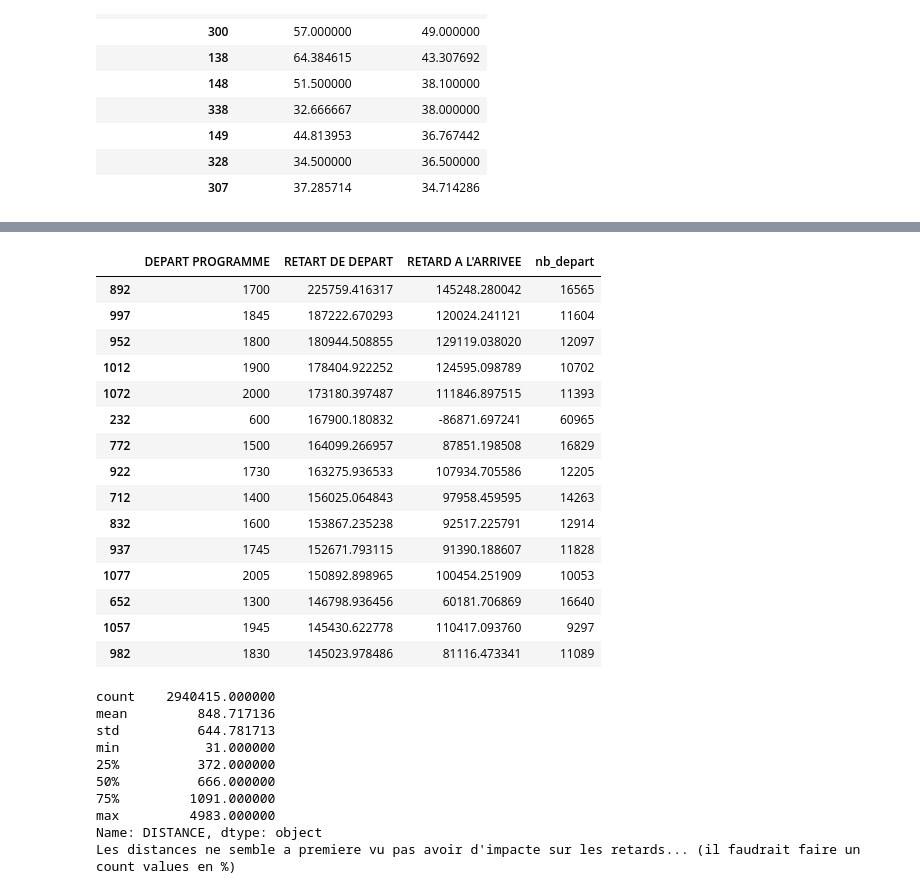
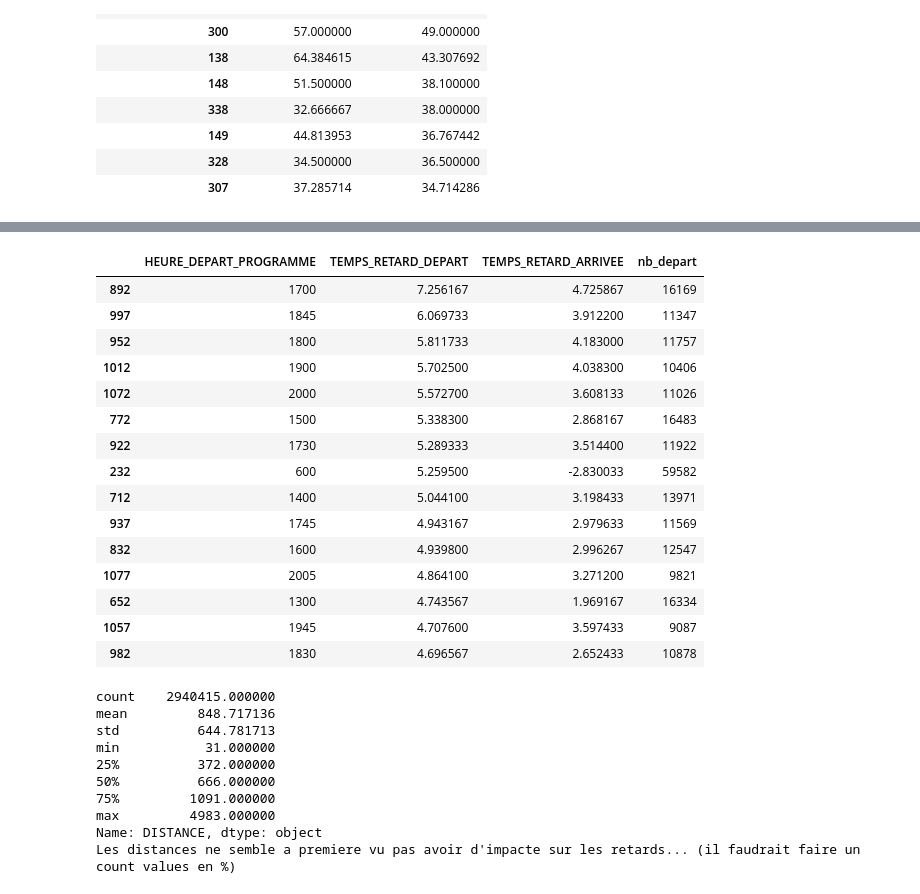
Before and after one commit to samirLazzali/flight-delay-consulting, a Jupyter notebook: aeroport_eda.ipynb, the cells around one changed output, grey strips where cells are left out. Saved outputs shown, nothing was run; the diff lists cells and outputs as text; code cells hidden in the pictures.

```diff
--- a/aeroport_eda.ipynb
+++ b/aeroport_eda.ipynb
@@ -185,18 +196,18 @@ vols[vols['ATTERRISSAGE'].isna()][["RAISON D'ANNULATION","DETOURNEMENT"]].count(
 # Pour la suite de l'analyse nous supprimons les NaN sur
 # HEURE DE DEPART, RETART DE DEPART, TEMPS DE DEPLACEMENT A TERRE AU DECOLLAGE et DECOLLAGE
 print("Nous continueron avec  : ",round(vols[
-    vols['HEURE DE DEPART'].notna() &
-    vols['DECOLLAGE'].notna() &
-    vols['ATTERRISSAGE'].notna() &
-    vols['ARRIVEE PROGRAMMEE'].notna() &
-    vols["RETARD A L'ARRIVEE"].notna() &
-    vols["HEURE D'ARRIVEE"].notna() ].shape[0]*100 / vols.shape[0],1),"% du dataset")
-vols = vols[vols['HEURE DE DEPART'].notna() &
-    vols['DECOLLAGE'].notna() &
-    vols['ATTERRISSAGE'].notna() &
-    vols['ARRIVEE PROGRAMMEE'].notna() &
-    vols["HEURE D'ARRIVEE"].notna() &
-    vols["RETARD A L'ARRIVEE"].notna()
+    vols['HEURE_DEPART'].notna() &
+    vols['HEURE_DECOLLAGE'].notna() &
+    vols['HEURE_ATTERRISSAGE'].notna() &
+    vols['HEURE_ARRIVEE_PROGRAMMEE'].notna() &
+    vols["TEMPS_RETARD_ARRIVEE"].notna() &
+    vols["HEURE_ARRIVEE"].notna() ].shape[0]*100 / vols.shape[0],1),"% du dataset")
+vols = vols[vols['HEURE_DEPART'].notna() &
+    vols['HEURE_DECOLLAGE'].notna() &
+    vols['HEURE_ATTERRISSAGE'].notna() &
+    vols['HEURE_ARRIVEE_PROGRAMMEE'].notna() &
+    vols["HEURE_ARRIVEE"].notna() &
+    vols["TEMPS_RETARD_ARRIVEE"].notna()
            ]
 # %% [output]
 Nous continueron avec  :  98.0 % du dataset
@@ -228,9 +239,9 @@ vols.head(2)
 def formatHour(object_serie):
     return object_serie.str[:-2].astype(str)+':'+object_serie.str[-2:].astype(str)
 
-vols['DEPART PROGRAMME'] = formatHour(vols['DEPART PROGRAMME'].astype(str))
-vols['HEURE DE DEPART'] = formatHour(vols['HEURE DE DEPART'].astype(int).astype(str))
-vols['DECOLLAGE'] = formatHour(vols['DECOLLAGE'].astype(int).astype(str))
+vols['DEPART_PROGRAMME'] = formatHour(vols['DEPART PROGRAMME'].astype(str))
+vols['HEURE_DEPART'] = formatHour(vols['HEURE DE DEPART'].astype(int).astype(str))
+vols['HEUREDECOLLAGE'] = formatHour(vols['DECOLLAGE'].astype(int).astype(str))
 vols['ATTERRISSAGE'] = formatHour(vols['ATTERRISSAGE'].astype(int).astype(str))
 vols['ARRIVEE PROGRAMMEE'] = formatHour(vols['ARRIVEE PROGRAMMEE'].astype(str))
 vols["HEURE D'ARRIVEE"] = formatHour(vols["HEURE D'ARRIVEE"].astype(int).astype(str))
@@ -317,30 +335,27 @@ plt.show()
 # %%
-
-# diviser par le nombre de départ !
-
-effectif_depart = vols[["DEPART PROGRAMME","RETART DE DEPART","RETARD A L'ARRIVEE"]].groupby("DEPART PROGRAMME").size().reset_index().rename(columns={0:"nb_depart"})
+effectif_depart = vols[["HEURE_DEPART_PROGRAMME","TEMPS_RETARD_DEPART","TEMPS_RETARD_ARRIVEE"]].groupby("HEURE_DEPART_PROGRAMME").size().reset_index().rename(columns={0:"nb_depart"})
 #.mean().sort_values(by="RETART DE DEPART", ascending=False).head(10)
-effectif_depart = vols[["DEPART PROGRAMME","RETART DE DEPART","RETARD A L'ARRIVEE"]].groupby("DEPART PROGRAMME").mean().merge(effectif_depart, on="DEPART PROGRAMME")
-effectif_depart['RETART DE DEPART'] = effectif_depart['RETART DE DEPART'] * effectif_depart['nb_depart']
-effectif_depart["RETARD A L'ARRIVEE"] = effectif_depart["RETARD A L'ARRIVEE"] * effectif_depart['nb_depart']
-effectif_depart.sort_values(by="RETART DE DEPART", ascending=False).head(15)
+effectif_depart = vols[["HEURE_DEPART_PROGRAMME","TEMPS_RETARD_DEPART","TEMPS_RETARD_ARRIVEE"]].groupby("HEURE_DEPART_PROGRAMME").mean().merge(effectif_depart, on="HEURE_DEPART_PROGRAMME")
+effectif_depart['TEMPS_RETARD_DEPART'] = effectif_depart['TEMPS_RETARD_DEPART'] * effectif_depart['nb_depart'] / 30000
+effectif_depart["TEMPS_RETARD_ARRIVEE"] = effectif_depart["TEMPS_RETARD_ARRIVEE"] * effectif_depart['nb_depart'] / 30000
+effectif_depart.sort_values(by="TEMPS_RETARD_DEPART", ascending=False).head(15)
 # %% [output]
-|  | DEPART PROGRAMME | RETART DE DEPART | RETARD A L'ARRIVEE | nb_depart |
-| 892 | 1700 | 225759.416317 | 145248.280042 | 16565 |
-| 997 | 1845 | 187222.670293 | 120024.241121 | 11604 |
-| 952 | 1800 | 180944.508855 | 129119.038020 | 12097 |
-| 1012 | 1900 | 178404.922252 | 124595.098789 | 10702 |
-| 1072 | 2000 | 173180.397487 | 111846.897515 | 11393 |
-| 232 | 600 | 167900.180832 | -86871.697241 | 60965 |
-| 772 | 1500 | 164099.266957 | 87851.198508 | 16829 |
-| 922 | 1730 | 163275.936533 | 107934.705586 | 12205 |
-| 712 | 1400 | 156025.064843 | 97958.459595 | 14263 |
-| 832 | 1600 | 153867.235238 | 92517.225791 | 12914 |
-| 937 | 1745 | 152671.793115 | 91390.188607 | 11828 |
-| 1077 | 2005 | 150892.898965 | 100454.251909 | 10053 |
-| 652 | 1300 | 146798.936456 | 60181.706869 | 16640 |
-| 1057 | 1945 | 145430.622778 | 110417.093760 | 9297 |
-| 982 | 1830 | 145023.978486 | 81116.473341 | 11089 |
+|  | HEURE_DEPART_PROGRAMME | TEMPS_RETARD_DEPART | TEMPS_RETARD_ARRIVEE | nb_depart |
+| 892 | 1700 | 7.256167 | 4.725867 | 16169 |
+| 997 | 1845 | 6.069733 | 3.912200 | 11347 |
+| 952 | 1800 | 5.811733 | 4.183000 | 11757 |
+| 1012 | 1900 | 5.702500 | 4.038300 | 10406 |
+| 1072 | 2000 | 5.572700 | 3.608133 | 11026 |
+| 772 | 1500 | 5.338300 | 2.868167 | 16483 |
+| 922 | 1730 | 5.289333 | 3.514400 | 11922 |
+| 232 | 600 | 5.259500 | -2.830033 | 59582 |
+| 712 | 1400 | 5.044100 | 3.198433 | 13971 |
+| 937 | 1745 | 4.943167 | 2.979633 | 11569 |
+| 832 | 1600 | 4.939800 | 2.996267 | 12547 |
+| 1077 | 2005 | 4.864100 | 3.271200 | 9821 |
+| 652 | 1300 | 4.743567 | 1.969167 | 16334 |
+| 1057 | 1945 | 4.707600 | 3.597433 | 9087 |
+| 982 | 1830 | 4.696567 | 2.652433 | 10878 |
 # %%
 print(vols['DISTANCE'].describe().apply(lambda x: format(x, 'f')))
 print("Les distances ne semble a premiere vu pas avoir d'impacte sur les retards... (il faudrait faire un count values en %)")
```
Also changed, not shown: parts of 19 cells of this notebook, 3 other files.
